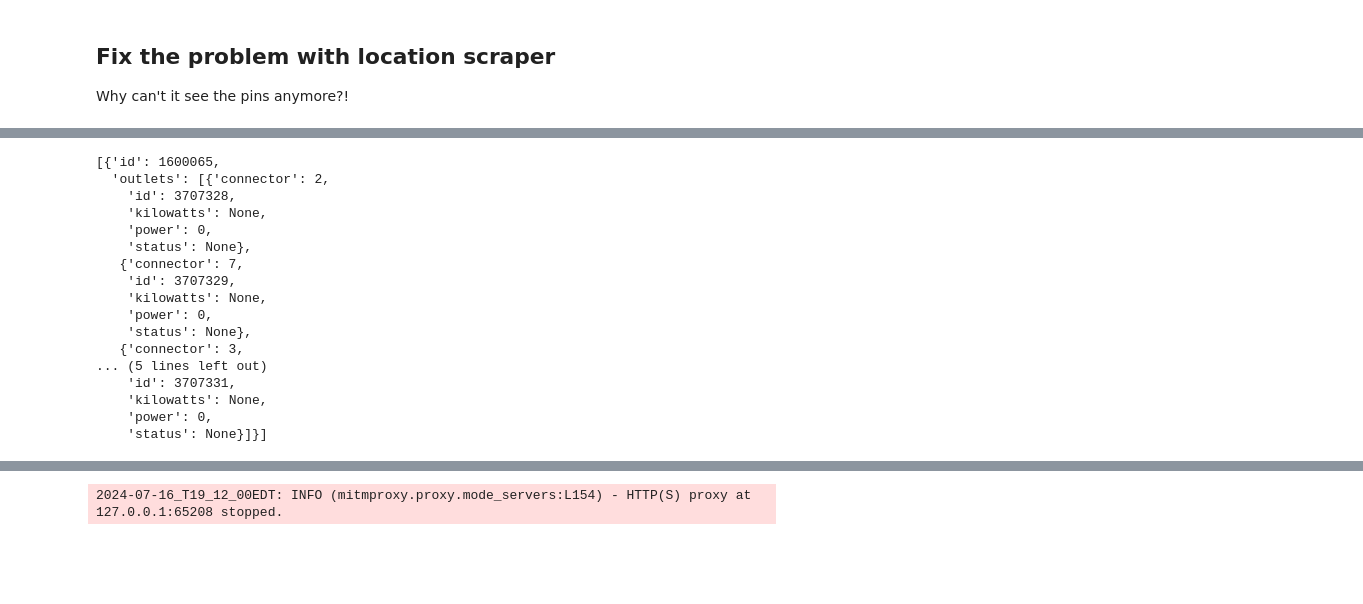
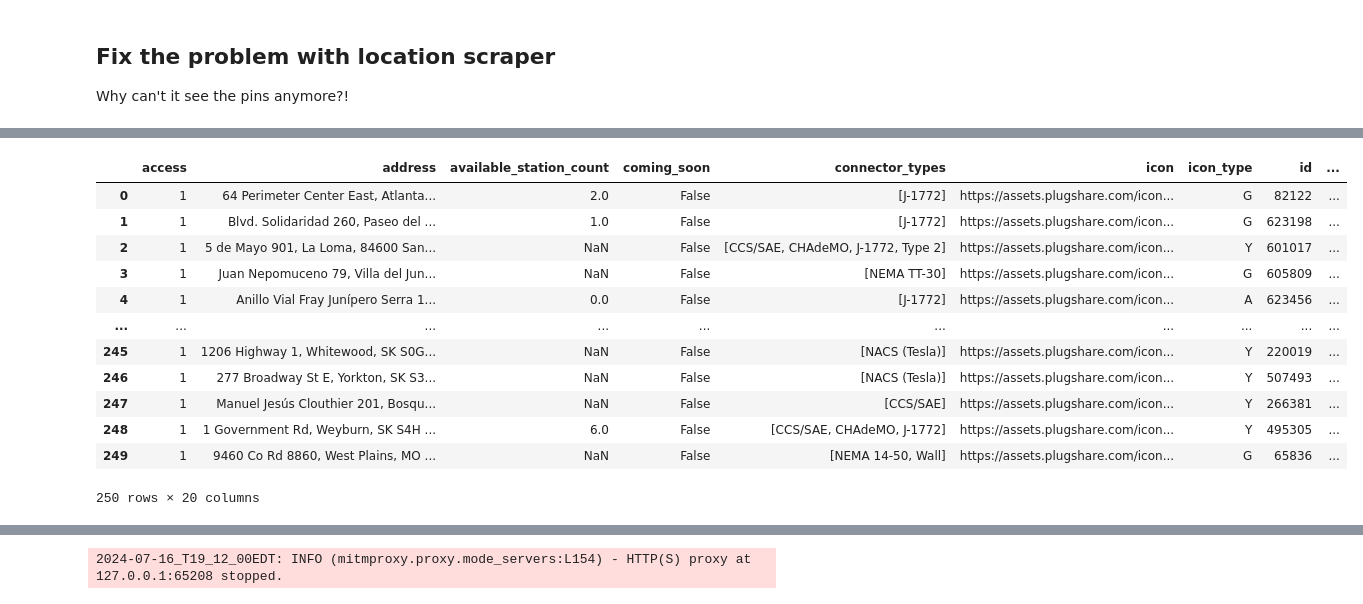
Before and after one commit to emigre459/evlens, a Jupyter notebook: notebooks/exploratory/0.3-DWRM-GCloud.ipynb, the cells around one changed output, grey strips where cells are left out. Saved outputs shown, nothing was run; the diff lists cells and outputs as text; code cells hidden in the pictures; blank space fills up the shorter version.

```diff
--- a/notebooks/exploratory/0.3-DWRM-GCloud.ipynb
+++ b/notebooks/exploratory/0.3-DWRM-GCloud.ipynb
@@ -1086,20 +1057,16 @@ memory usage: 34.1+ KB
 # %%
-df.loc[0, 'stations']
+df
 # %% [output]
+|  | access | address | available_station_count | coming_soon | connector_types | icon | icon_type | id | ... |
+| 0 | 1 | 64 Perimeter Center East, Atlanta... | 2.0 | False | [J-1772] | https://assets.plugshare.com/icon... | G | 82122 | ... |
+| 1 | 1 | Blvd. Solidaridad 260, Paseo del ... | 1.0 | False | [J-1772] | https://assets.plugshare.com/icon... | G | 623198 | ... |
+| 2 | 1 | 5 de Mayo 901, La Loma, 84600 San... | NaN | False | [CCS/SAE, CHAdeMO, J-1772, Type 2] | https://assets.plugshare.com/icon... | Y | 601017 | ... |
+| 3 | 1 | Juan Nepomuceno 79, Villa del Jun... | NaN | False | [NEMA TT-30] | https://assets.plugshare.com/icon... | G | 605809 | ... |
+| 4 | 1 | Anillo Vial Fray Junípero Serra 1... | 0.0 | False | [J-1772] | https://assets.plugshare.com/icon... | A | 623456 | ... |
+| ... | ... | ... | ... | ... | ... | ... | ... | ... | ... |
+| 245 | 1 | 1206 Highway 1, Whitewood, SK S0G... | NaN | False | [NACS (Tesla)] | https://assets.plugshare.com/icon... | Y | 220019 | ... |
+| 246 | 1 | 277 Broadway St E, Yorkton, SK S3... | NaN | False | [NACS (Tesla)] | https://assets.plugshare.com/icon... | Y | 507493 | ... |
+| 247 | 1 | Manuel Jesús Clouthier 201, Bosqu... | NaN | False | [CCS/SAE] | https://assets.plugshare.com/icon... | Y | 266381 | ... |
+| 248 | 1 | 1 Government Rd, Weyburn, SK S4H ... | 6.0 | False | [CCS/SAE, CHAdeMO, J-1772] | https://assets.plugshare.com/icon... | Y | 495305 | ... |
+| 249 | 1 | 9460 Co Rd 8860, West Plains, MO ... | NaN | False | [NEMA 14-50, Wall] | https://assets.plugshare.com/icon... | G | 65836 | ... |
-[{'id': 1600065,
-  'outlets': [{'connector': 2,
-    'id': 3707328,
-    'kilowatts': None,
-    'power': 0,
-    'status': None},
-   {'connector': 7,
-    'id': 3707329,
-    'kilowatts': None,
-    'power': 0,
-    'status': None},
-   {'connector': 3,
-... (5 lines left out)
-    'id': 3707331,
-    'kilowatts': None,
-    'power': 0,
-    'status': None}]}]
+250 rows × 20 columns
```
Also changed, not shown: parts of 10 cells of this notebook, 1 other file.
